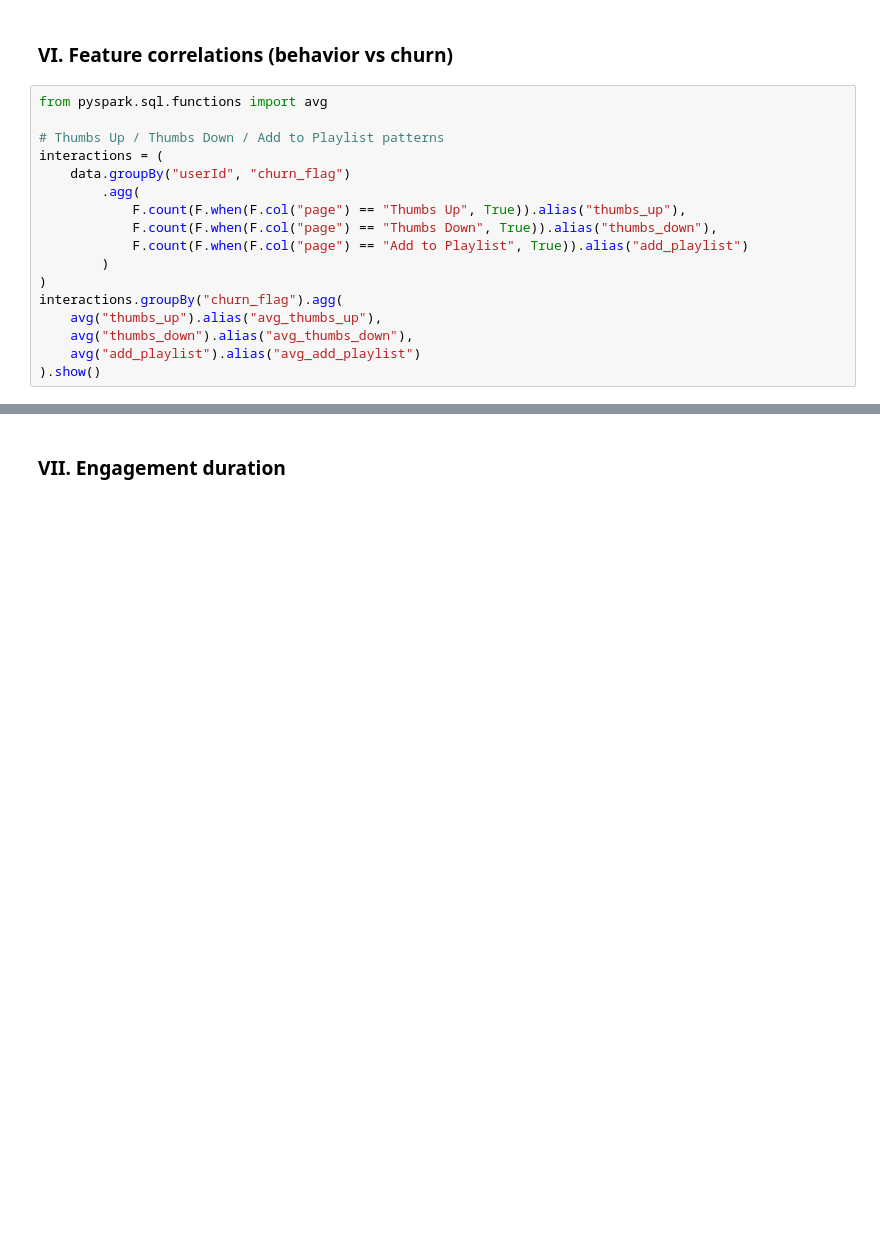
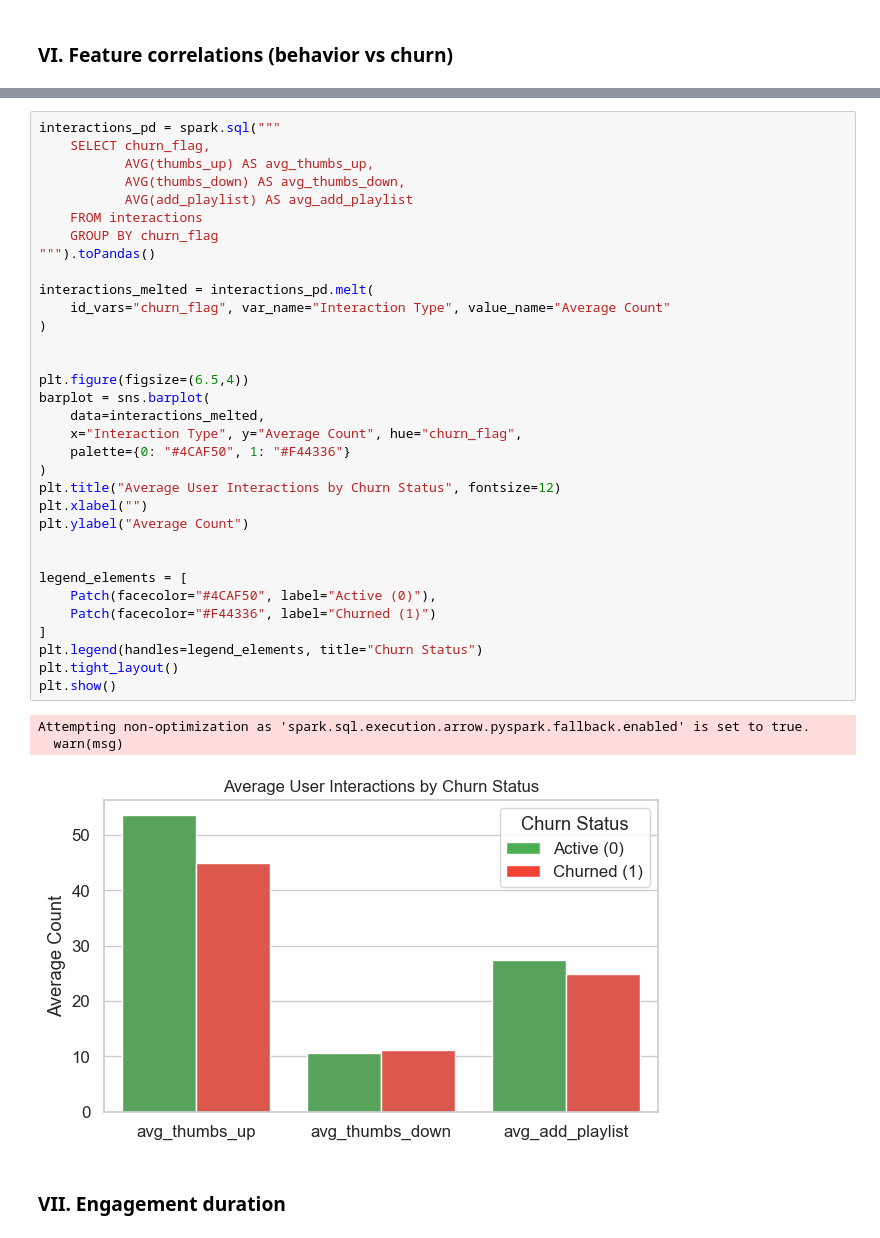
Before and after one commit to ZlataSparrow/Churn_Risk_Classification, a Jupyter notebook: notebook/02_EDA.ipynb, the cells around one changed output, grey strips where cells are left out. Cells and saved outputs as stored; diff of their text form; blank space fills up the shorter version.

```diff
--- a/notebook/02_EDA.ipynb
+++ b/notebook/02_EDA.ipynb
@@ -757,19 +746,2 @@ data.write.mode("overwrite").parquet("../data/cleaned_churn_data.parquet")
 # %% [markdown]
 ### VI. Feature correlations (behavior vs churn)
-# %%
-from pyspark.sql.functions import avg
-
-# Thumbs Up / Thumbs Down / Add to Playlist patterns
-interactions = (
-    data.groupBy("userId", "churn_flag")
-        .agg(
-            F.count(F.when(F.col("page") == "Thumbs Up", True)).alias("thumbs_up"),
-            F.count(F.when(F.col("page") == "Thumbs Down", True)).alias("thumbs_down"),
-            F.count(F.when(F.col("page") == "Add to Playlist", True)).alias("add_playlist")
-        )
-)
-interactions.groupBy("churn_flag").agg(
-    avg("thumbs_up").alias("avg_thumbs_up"),
-    avg("thumbs_down").alias("avg_thumbs_down"),
-    avg("add_playlist").alias("avg_add_playlist")
-).show()
@@ -784,2 +784,39 @@ interactions.groupBy("churn_flag").agg(
+# %%
+interactions_pd = spark.sql("""
+    SELECT churn_flag,
+           AVG(thumbs_up) AS avg_thumbs_up,
+           AVG(thumbs_down) AS avg_thumbs_down,
+           AVG(add_playlist) AS avg_add_playlist
+    FROM interactions
+    GROUP BY churn_flag
+""").toPandas()
+
+interactions_melted = interactions_pd.melt(
+    id_vars="churn_flag", var_name="Interaction Type", value_name="Average Count"
+)
+
+
+plt.figure(figsize=(6.5,4))
+barplot = sns.barplot(
+    data=interactions_melted,
+    x="Interaction Type", y="Average Count", hue="churn_flag",
+    palette={0: "#4CAF50", 1: "#F44336"}
+)
+plt.title("Average User Interactions by Churn Status", fontsize=12)
+plt.xlabel("")
+plt.ylabel("Average Count")
+
+
+legend_elements = [
+    Patch(facecolor="#4CAF50", label="Active (0)"),
+    Patch(facecolor="#F44336", label="Churned (1)")
+]
+plt.legend(handles=legend_elements, title="Churn Status")
+plt.tight_layout()
+plt.show()
+# %% [output]
+Attempting non-optimization as 'spark.sql.execution.arrow.pyspark.fallback.enabled' is set to true.
+  warn(msg)
+[figure, added]
 # %% [markdown]
 ### VII. Engagement duration
```
Also changed, not shown: parts of 34 cells of this notebook, 1 other file.
